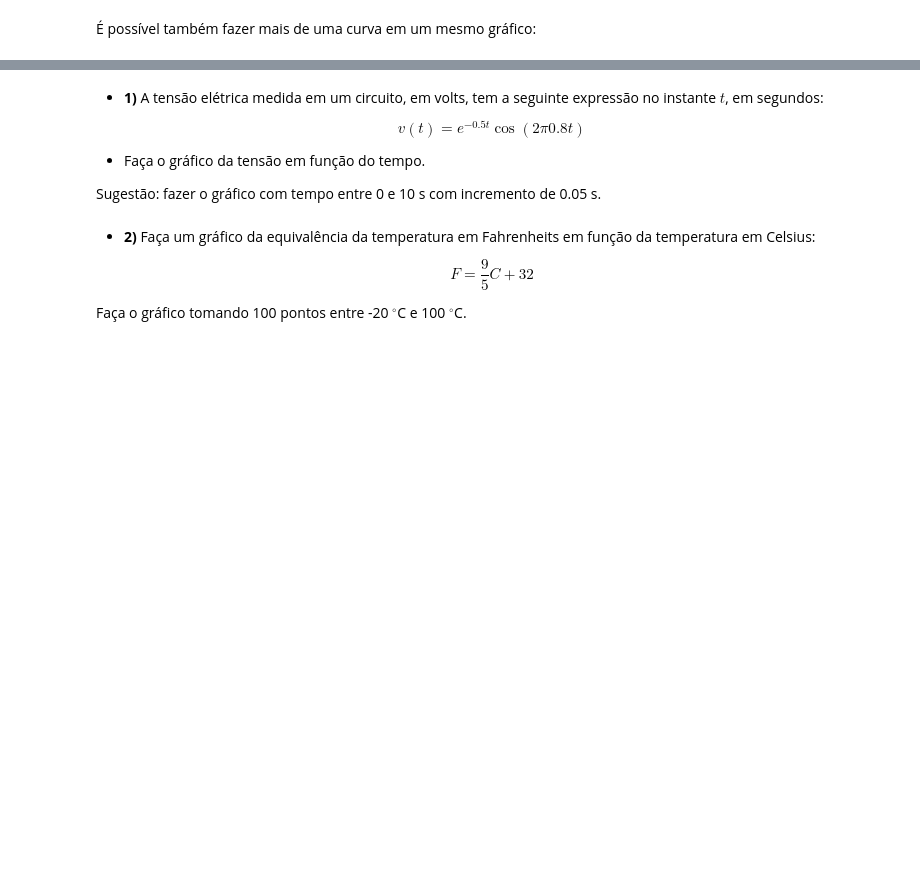
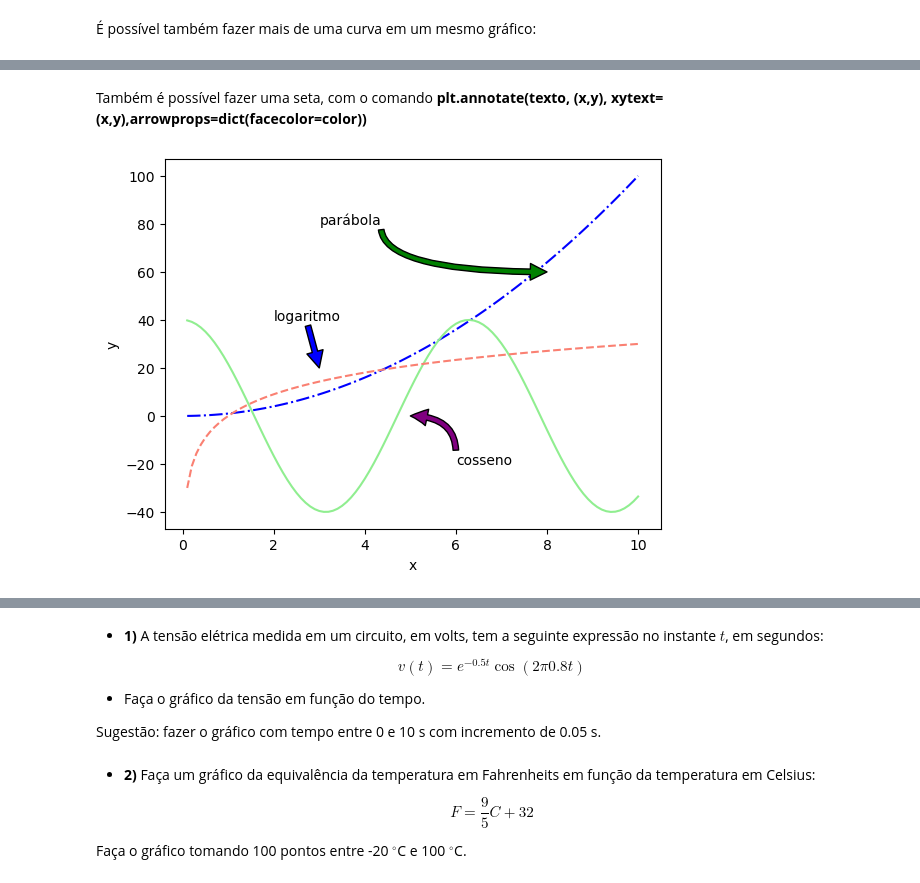
Before and after one commit to rnwatanabe/BasesComputacionais, a Jupyter notebook: aula3/RepresentaçãoGraficaDeFunções.ipynb, the cells around one changed output, grey strips where cells are left out. Drawn from its saved outputs; the diff is of its cells as text; code cells hidden in the pictures; blank space fills up the shorter version.

```diff
--- a/aula3/RepresentaçãoGraficaDeFunções.ipynb
+++ b/aula3/RepresentaçãoGraficaDeFunções.ipynb
@@ -222,0 +334,18 @@ plt.show()
+# %% [markdown]
+Também é possível fazer uma seta, com o comando **plt.annotate(texto, (x,y), xytext=(x,y),arrowprops=dict(facecolor=color))**
+# %%
+plt.figure()
+plt.plot(x, y, color = 'blue', linestyle = '-.')
+plt.plot(x, z, color = 'lightgreen', linestyle = '-')
+plt.plot(x, w, color = 'salmon', linestyle = '--')
+plt.annotate('logaritmo',(3, 20), xytext=(2,40),
+             arrowprops=dict(facecolor='blue'))
+plt.annotate('parábola',(8, 60), xytext=(3,80),
+             arrowprops=dict(facecolor='green', connectionstyle='Angle3'))
+plt.annotate('cosseno',(5, 0), xytext=(6,-20),
+             arrowprops=dict(facecolor='purple', connectionstyle='Angle3'))
+plt.xlabel('x')
+plt.ylabel('y')
+plt.show()
+# %% [output]
+[figure, added]
```
Also changed, not shown: parts of 39 cells of this notebook, 1 other file.
